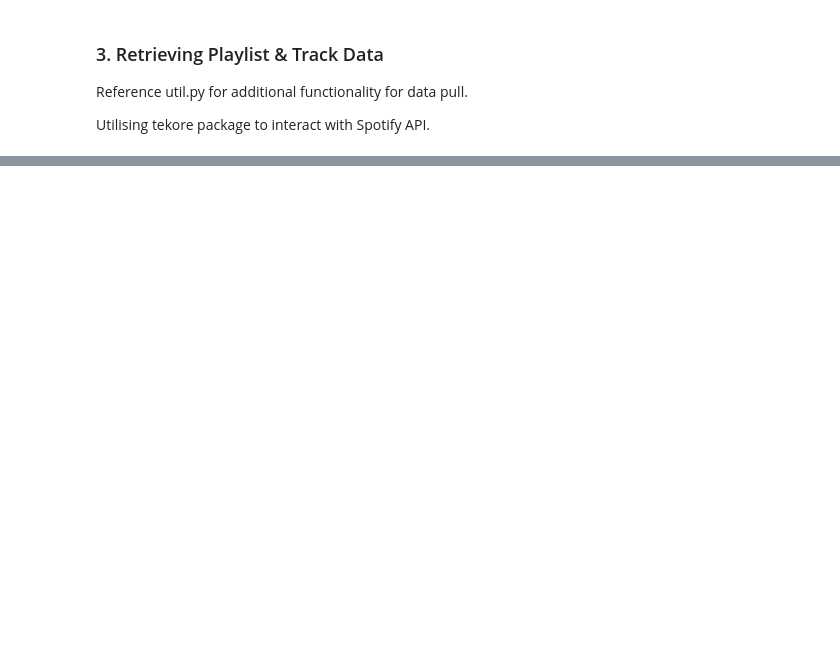
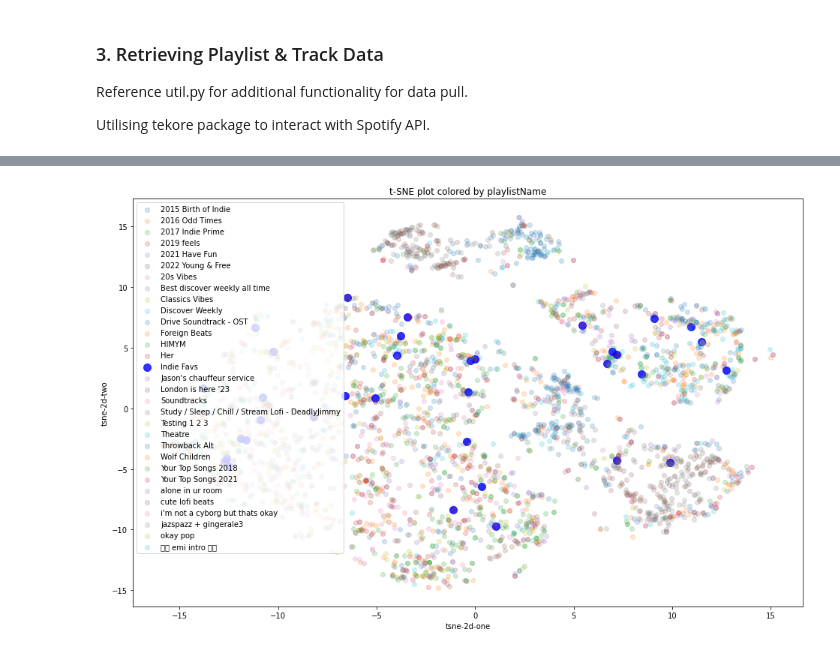
Before and after one commit to alexchaucs/spotify-personalisation, a Jupyter notebook: packages/experimentation/spotify.ipynb, the cells around one changed output, grey strips where cells are left out. Drawn from its saved outputs; the diff is of its cells as text; code cells hidden in the pictures; blank space fills up the shorter version.

```diff
--- a/packages/experimentation/spotify.ipynb
+++ b/packages/experimentation/spotify.ipynb
@@ -99,0 +223,18 @@ plt.show()
+# %%
+plt.figure(figsize=(16,10))
+
+# Scatter plot for each playlist
+for playlist, group in df_clean.groupby('playlistName'):
+    if playlist == "Indie Favs": #jazspazz + gingerale3 jason's chauffeur service
+        plt.scatter(group['tsne-2d-one'], group['tsne-2d-two'], alpha=0.8, label=playlist, color='blue', s=100)  # Change color and size
+    else:
+        plt.scatter(group['tsne-2d-one'], group['tsne-2d-two'], alpha=0.2, label=playlist)
+
+plt.legend()
+plt.title('t-SNE plot colored by playlistName')
+plt.xlabel('tsne-2d-one')
+plt.ylabel('tsne-2d-two')
+
+plt.show()
+# %% [output]
+[figure, added]
```
Also changed, not shown: parts of 26 cells of this notebook, 2 other files.
